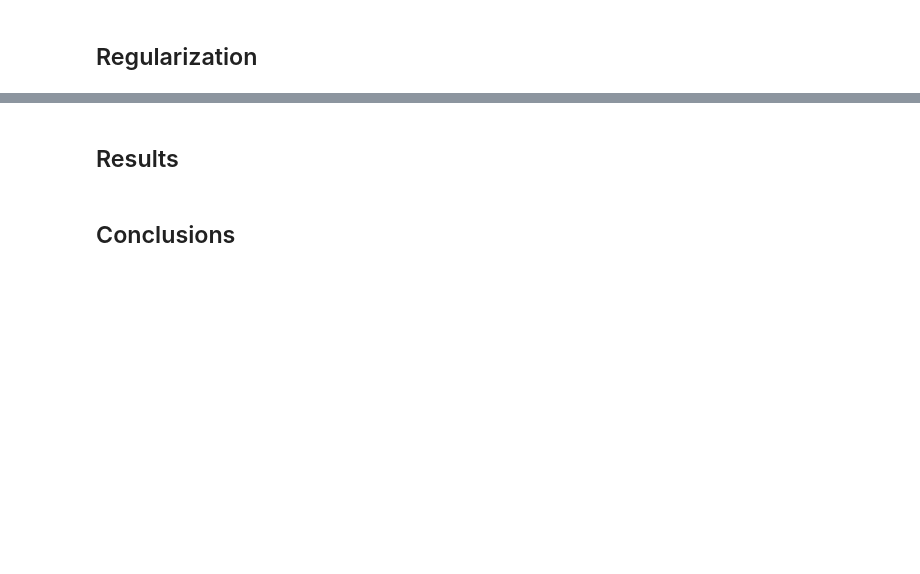
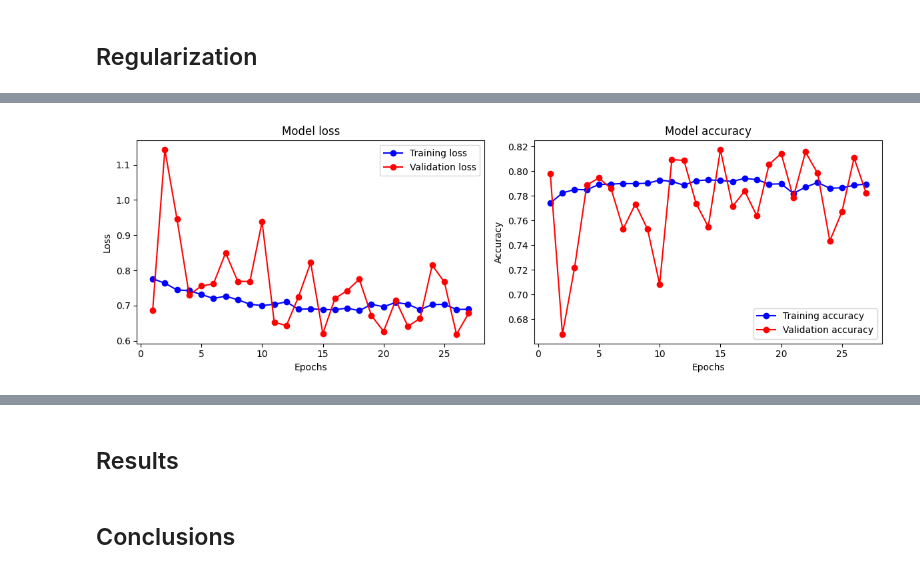
Before and after one commit to jorgevazquezperez/MQIST, a Jupyter notebook: CCAM/P1_JorgeVazquez.ipynb, the cells around one changed output, grey strips where cells are left out. Saved outputs shown, nothing was run; the diff lists cells and outputs as text; code cells hidden in the pictures; blank space fills up the shorter version.

```diff
--- a/CCAM/P1_JorgeVazquez.ipynb
+++ b/CCAM/P1_JorgeVazquez.ipynb
@@ -167,0 +423,16 @@ ValueError: x and y must have same first dimension, but have shapes (10,) and (2
+# %%
+from tensorflow.keras import regularizers
+
+model = Sequential([
+    Flatten(input_shape=(784,)),
+    Dense(64, activation='relu', kernel_regularizer=regularizers.l1_l2(l1=0.001, l2=0.001)),
+    BatchNormalization(),
+    Dropout(0.2),
+    Dense(10, activation='softmax')
+])
+
+model.compile(optimizer=tf.keras.optimizers.Adam(learning_rate=learning_rate),
+              loss='categorical_crossentropy',
+              metrics=metric)
+
+history = model.fit(x_train, y_train, epochs=epochs, batch_size=batch_size, validation_data=(x_val, y_val))
@@ -167,0 +457,4 @@ ValueError: x and y must have same first dimension, but have shapes (10,) and (2
+# %%
+show_accloss(history)
+# %% [output]
+[figure, added]
```
Also changed, not shown: parts of 20 cells of this notebook, 22 other files.
